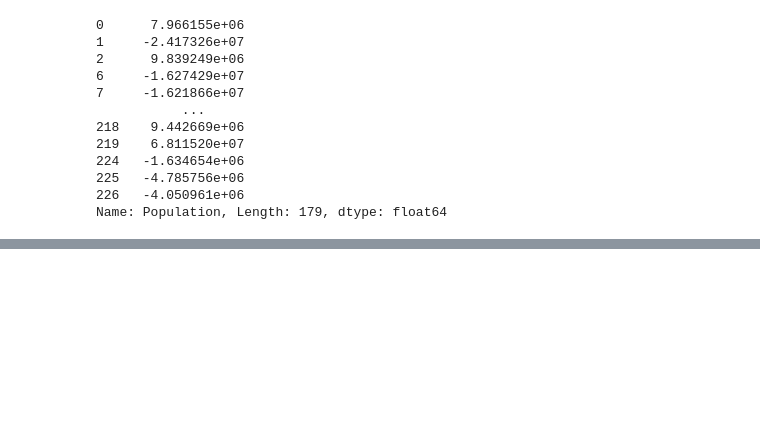
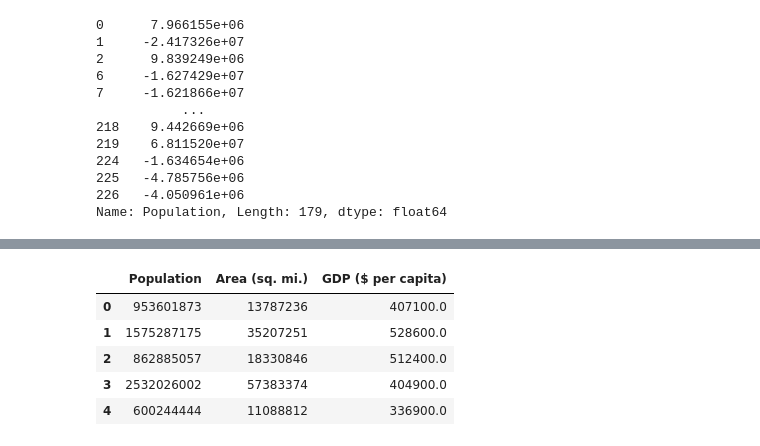
Before and after one commit to tgoldfeder/data-science-notebooks, a Jupyter notebook: pandas/pandas_agg_grouping.ipynb, the cells around one changed output, grey strips where cells are left out. Cells and saved outputs as stored; diff of their text form; code cells hidden in the pictures; blank space fills up the shorter version.

```diff
--- a/pandas/pandas_agg_grouping.ipynb
+++ b/pandas/pandas_agg_grouping.ipynb
@@ -249,0 +277,11 @@ Name: Population, Length: 179, dtype: float64
+# %%
+rng = np.random.RandomState(47)
+l_idx = rng.randint(0,5, len(countries))
+countries.groupby(l_idx).sum()
+# %% [output]
+|  | Population | Area (sq. mi.) | GDP ($ per capita) |
+| 0 | 953601873 | 13787236 | 407100.0 |
+| 1 | 1575287175 | 35207251 | 528600.0 |
+| 2 | 862885057 | 18330846 | 512400.0 |
+| 3 | 2532026002 | 57383374 | 404900.0 |
+| 4 | 600244444 | 11088812 | 336900.0 |
```
Also changed, not shown: parts of 9 cells of this notebook.
